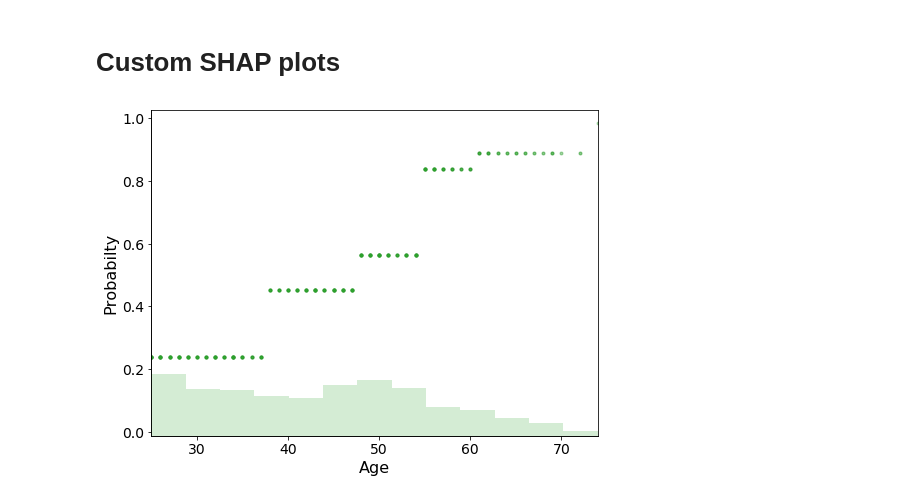
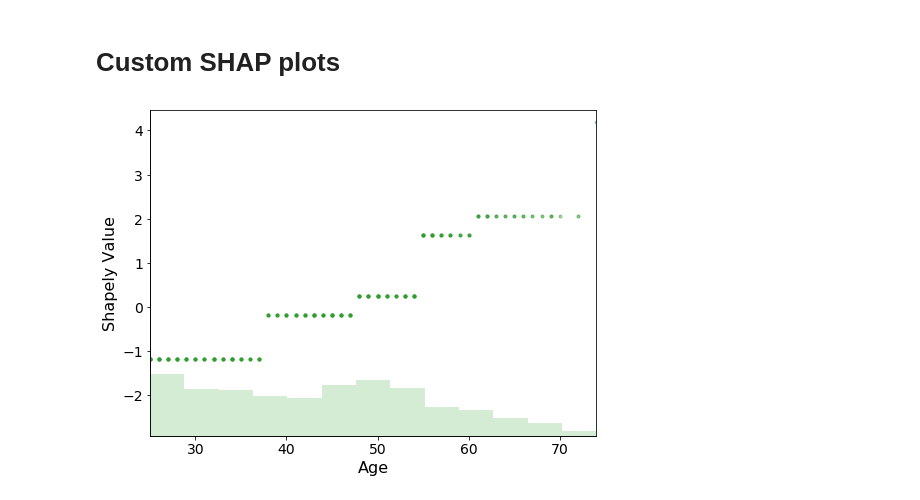
Before and after one commit to hrossman/prediction-evaluation, a Jupyter notebook: NHFES classification example.ipynb, the cells around one changed output. Cells and saved outputs as stored; diff of their text form; code cells hidden in the pictures.

```diff
--- a/NHFES classification example.ipynb
+++ b/NHFES classification example.ipynb
@@ -112,25 +115,25 @@ shap.dependence_plot(X_train.columns.get_loc('age'), shap_values, X_train)
 # %%
 features = X_train
 base_shap = explainer.expected_value
 
 feat_text = 'Age'
 feature_name = 'age'
 shap_columns = None
 shap_text = None
 
 fig, ax = plt.subplots(1,1,figsize=(8,6))
 
 manual_bins = None
-x_quantile_min = 0.0
-x_quantile_max = 1
+x_quantile_min = None
+x_quantile_max = None
 SZ = 16
 color = sns.color_palette()[2]
 dep_plot(feature_name=feature_name, shap_values=shap_values, features=features, shap_columns=shap_columns, ax=None,
          feature_text=feat_text, shap_text=shap_text,
-         base_shap=base_shap, y_transform='probability', add_nan=False, nan_label='NaN',
+         base_shap=base_shap, y_transform=None, add_nan=False, nan_label='NaN',
          x_min=None, x_max=None, x_round=None, manual_bins=manual_bins,
          x_quantile_min=x_quantile_min, x_quantile_max=x_quantile_max,
          plot_hist=True, plot_type=None,
          SZ=SZ, color=color, hist_color=color)
 # %% [output]
-[figure, old version]
+[figure, new version]
```
Also changed, not shown: parts of 1 cell of this notebook.
